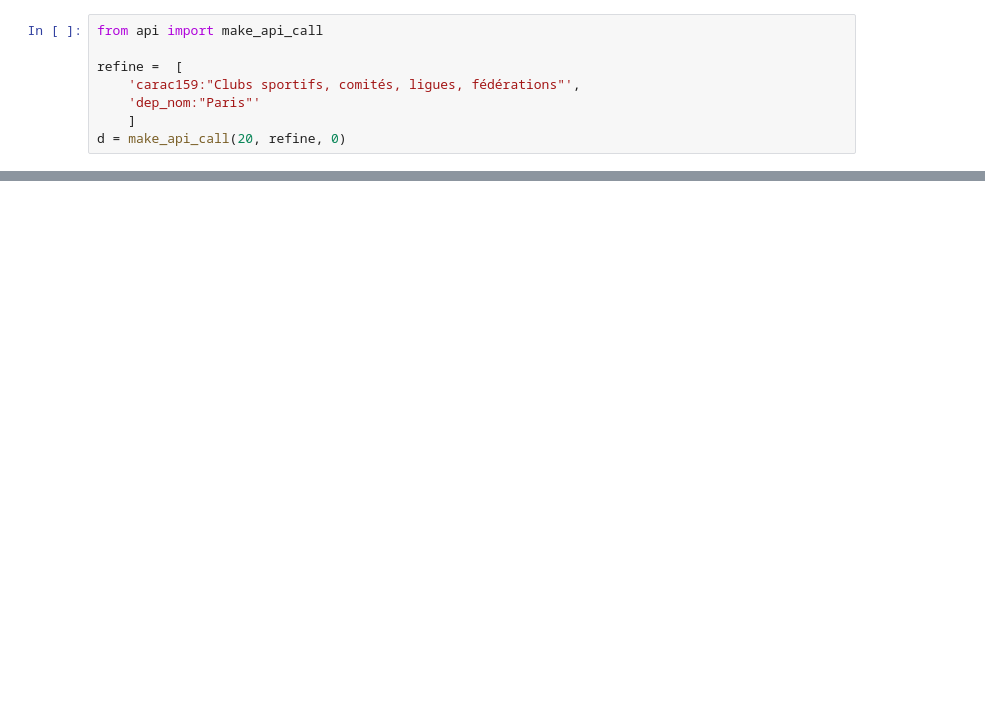
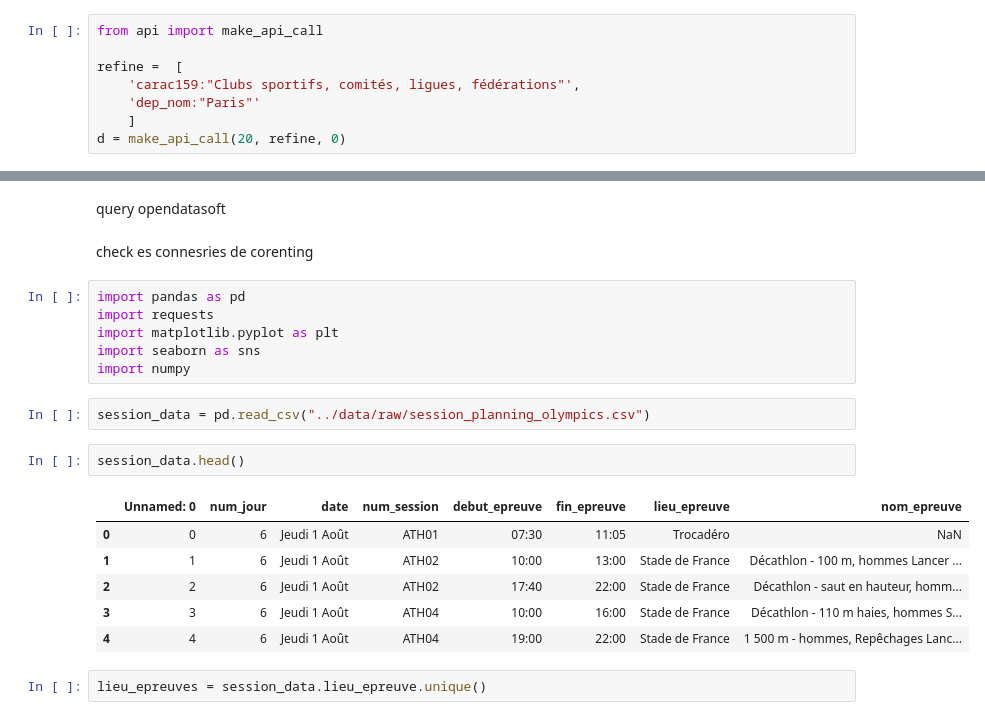
Before and after one commit to pierreantoineviudes/infra_jo_viz, a Jupyter notebook: utils/explore_data.ipynb, the cells around one changed output, grey strips where cells are left out. Drawn from its saved outputs; the diff is of its cells as text; blank space fills up the shorter version.

```diff
--- a/utils/explore_data.ipynb
+++ b/utils/explore_data.ipynb
@@ -181,0 +196,23 @@ with open("../data/first_request.json", 'w') as f:
+# %% [markdown]
+query opendatasoft
+# %% [markdown]
+check es connesries de corenting
+# %%
+import pandas as pd
+import requests
+import matplotlib.pyplot as plt
+import seaborn as sns
+import numpy
+# %%
+session_data = pd.read_csv("../data/raw/session_planning_olympics.csv")
+# %%
+session_data.head()
+# %% [output]
+|  | Unnamed: 0 | num_jour | date | num_session | debut_epreuve | fin_epreuve | lieu_epreuve | nom_epreuve |
+| 0 | 0 | 6 | Jeudi 1 Août | ATH01 | 07:30 | 11:05 | Trocadéro | NaN |
+| 1 | 1 | 6 | Jeudi 1 Août | ATH02 | 10:00 | 13:00 | Stade de France | Décathlon - 100 m, hommes Lancer ... |
+| 2 | 2 | 6 | Jeudi 1 Août | ATH02 | 17:40 | 22:00 | Stade de France | Décathlon - saut en hauteur, homm... |
+| 3 | 3 | 6 | Jeudi 1 Août | ATH04 | 10:00 | 16:00 | Stade de France | Décathlon - 110 m haies, hommes S... |
+| 4 | 4 | 6 | Jeudi 1 Août | ATH04 | 19:00 | 22:00 | Stade de France | 1 500 m - hommes, Repêchages Lanc... |
+# %%
+lieu_epreuves = session_data.lieu_epreuve.unique()
```
Also changed, not shown: parts of 19 cells of this notebook, 3 other files.
